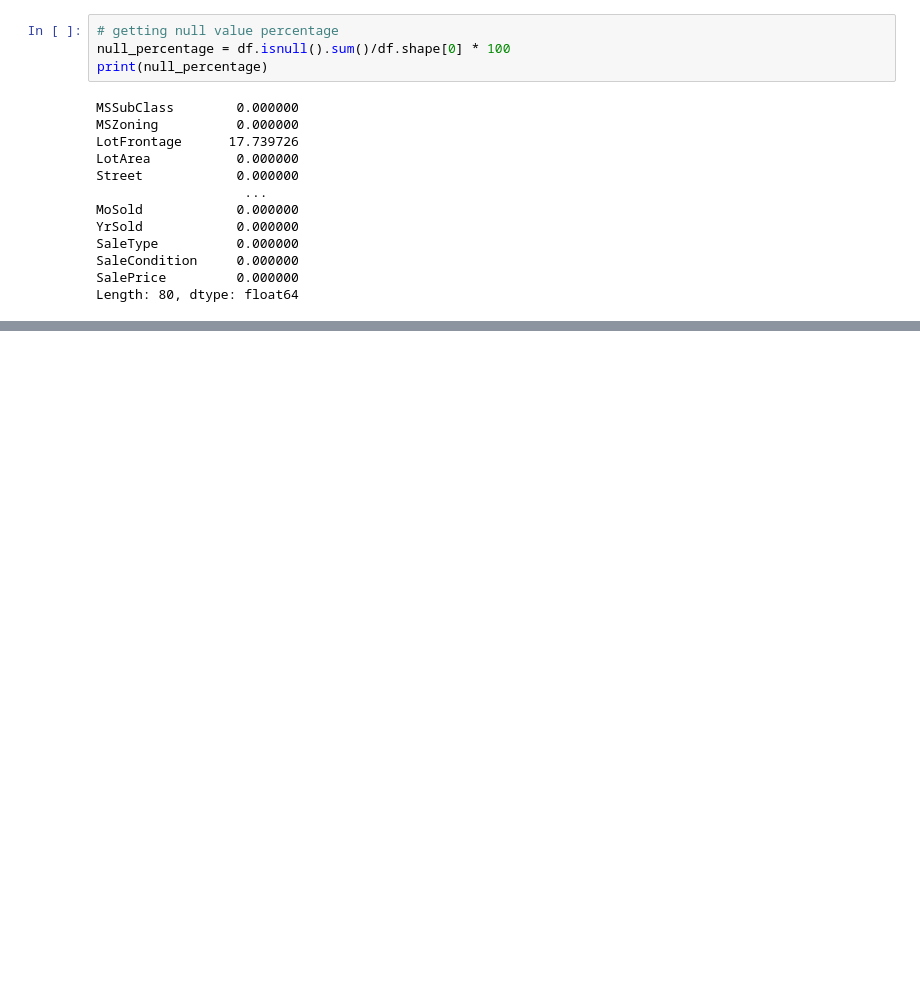
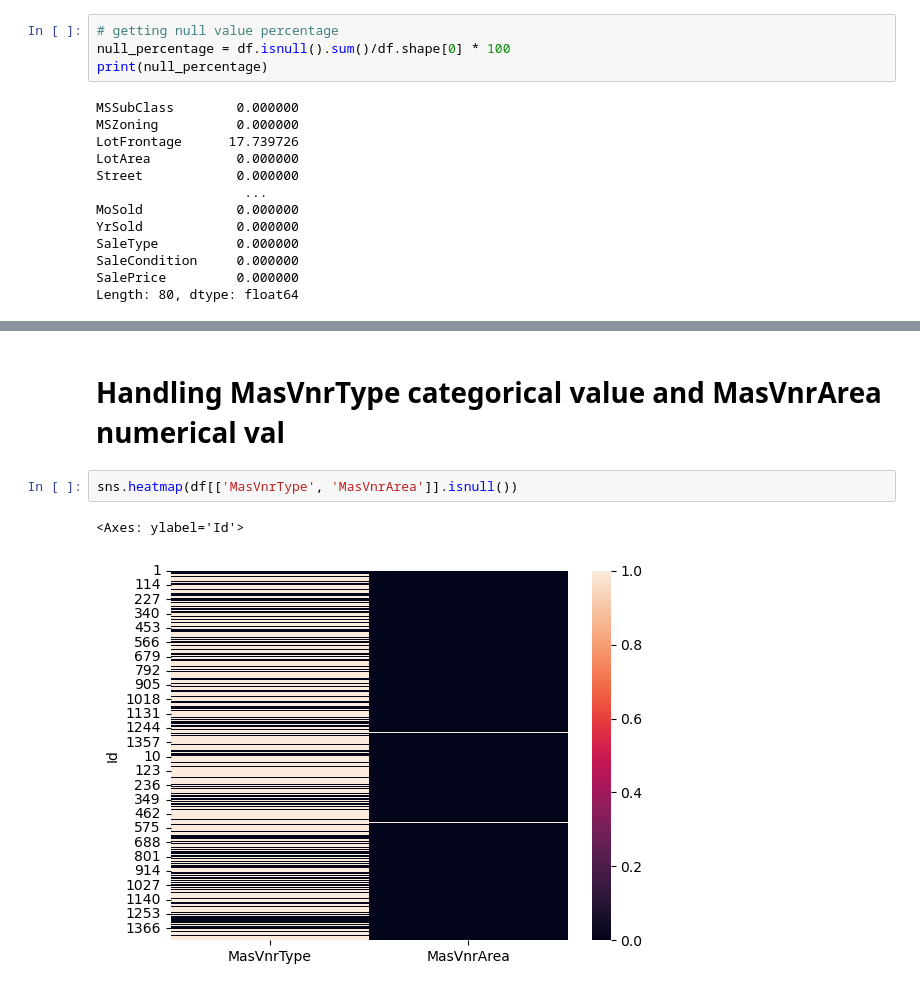
Before and after one commit to nishanlimbuchemjong/Machine-Learning-Projects, a Jupyter notebook: House Price Prediction using Regression models.ipynb, the cells around one changed output, grey strips where cells are left out. Saved outputs shown, nothing was run; the diff lists cells and outputs as text; blank space fills up the shorter version.

```diff
--- a/House Price Prediction using Regression models.ipynb
+++ b/House Price Prediction using Regression models.ipynb
@@ -189,0 +394,7 @@ Length: 80, dtype: float64
+# %% [markdown]
+# Handling MasVnrType categorical value and MasVnrArea numerical val
+# %%
+sns.heatmap(df[['MasVnrType', 'MasVnrArea']].isnull())
+# %% [output]
+<Axes: ylabel='Id'>
+[figure, added]
```
Also changed, not shown: parts of 62 cells of this notebook.
